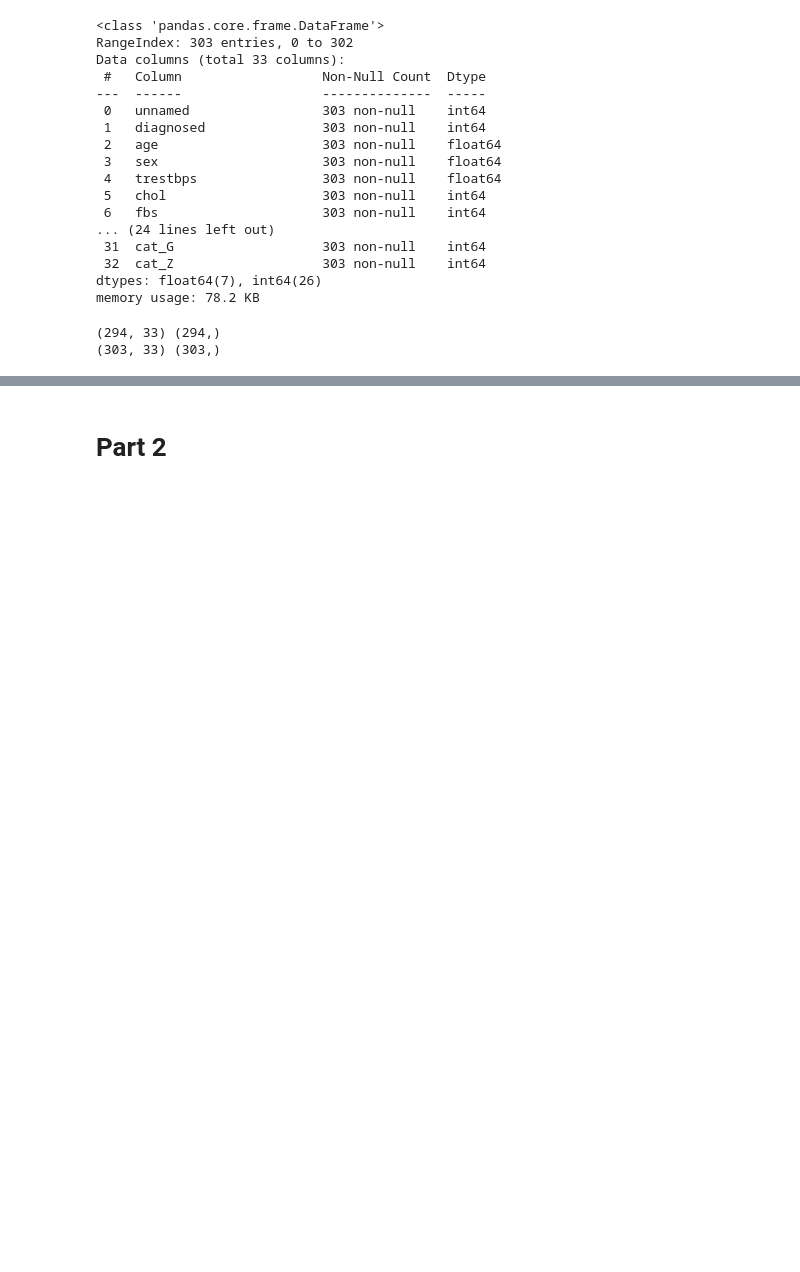
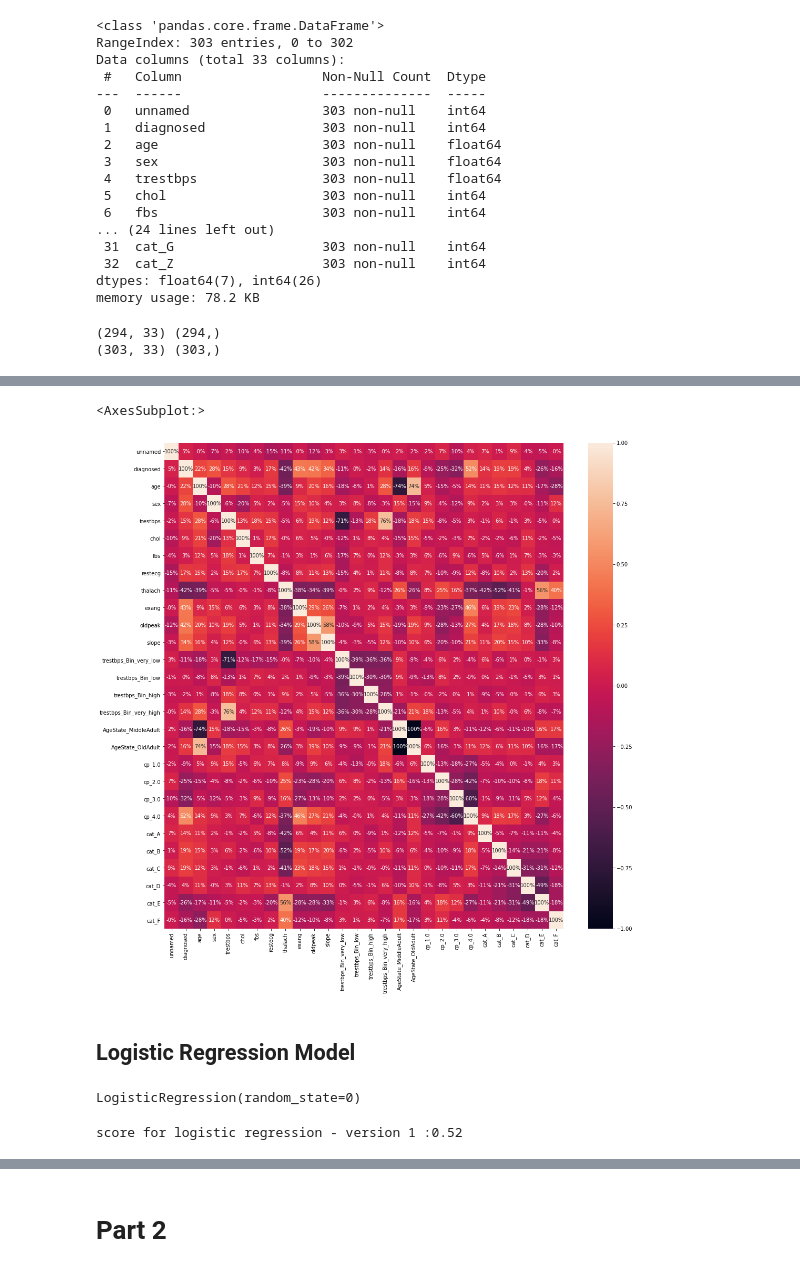
Before and after one commit to deewu123/project, a Jupyter notebook: code/Diagnosis of Heart Disease - 02 Model.ipynb, the cells around one changed output, grey strips where cells are left out. Drawn from its saved outputs; the diff is of its cells as text; code cells hidden in the pictures; blank space fills up the shorter version.

```diff
--- a/code/Diagnosis of Heart Disease - 02 Model.ipynb
+++ b/code/Diagnosis of Heart Disease - 02 Model.ipynb
@@ -176,0 +170,22 @@ array([[ 3.34252441e-01,  4.35828505e-02, -5.83052313e-01,
+# %%
+# remove num column
+X_test = X_test.drop('num', axis = 1)
+# %%
+# remove thal column
+X_test = X_test.drop('thal', axis = 1)
+# %%
+# remove cat_G column
+X_test = X_test.drop('cat_G', axis = 1)
+# %%
+# remove cat_Z column
+X_test = X_test.drop('cat_Z', axis = 1)
+# %%
+import matplotlib.pyplot as plt
+import seaborn as sns
+plt.figure(figsize=(17,17))
+sns.heatmap(X_test.corr(),annot=True,fmt='.0%')
+# %% [output]
+<AxesSubplot:>
+[figure, added]
+# %% [markdown]
+## Logistic Regression Model
@@ -176,0 +198,10 @@ array([[ 3.34252441e-01,  4.35828505e-02, -5.83052313e-01,
+# %%
+# train model
+model_lr_1.fit(X_train, y_train)
+# %% [output]
+LogisticRegression(random_state=0)
+# %%
+# evaluate model
+print('score for logistic regression - version 1 :{0:.2f}'.format(model_lr_1.score(X_test, y_test)))
+# %% [output]
+score for logistic regression - version 1 :0.52
```
Also changed, not shown: parts of 31 cells of this notebook, 16 other files.
